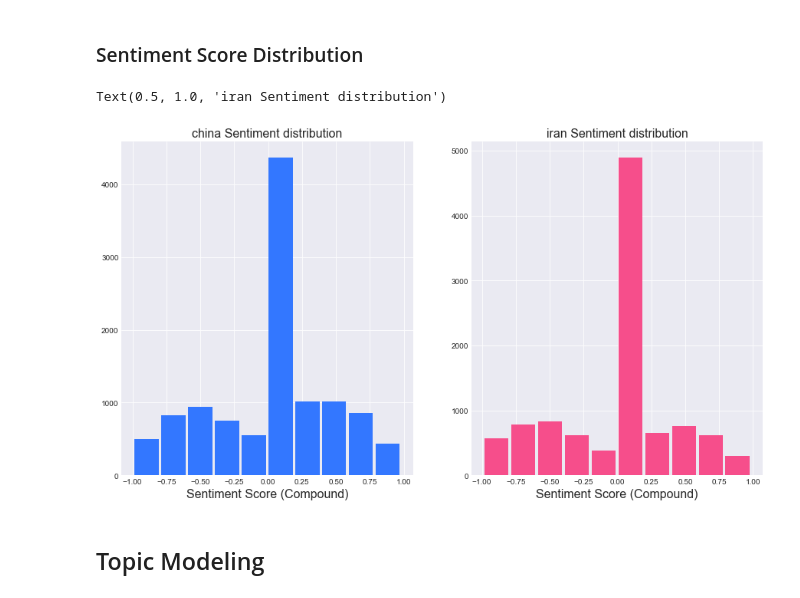
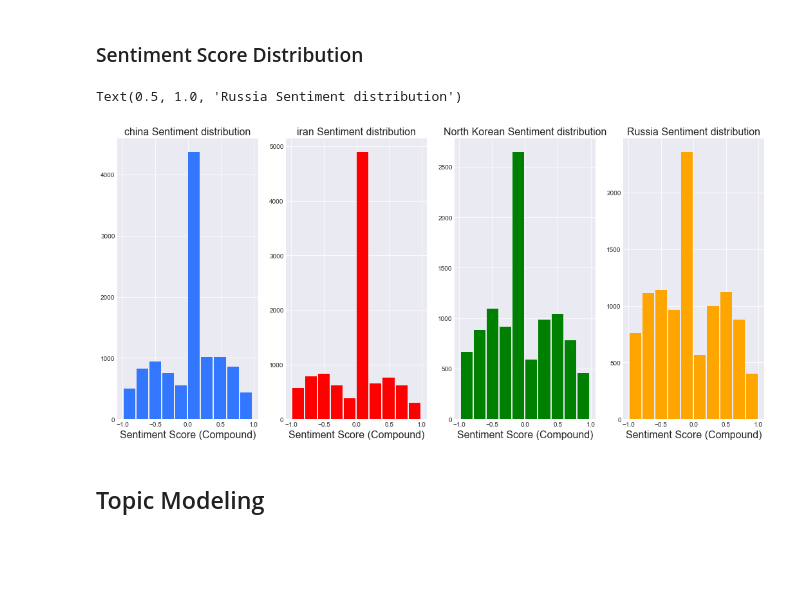
Before and after one commit to ChrisZhang6888/public_opinion_thesis, a Jupyter notebook: Programming/Distinction Analysis.ipynb, the cells around one changed output. Cells and saved outputs as stored; diff of their text form; code cells hidden in the pictures; blank space fills up the shorter version.

```diff
--- a/Programming/Distinction Analysis.ipynb
+++ b/Programming/Distinction Analysis.ipynb
@@ -29,15 +29,15 @@ sid = SentimentIntensityAnalyzer()
 def sentiment_score(text):
     return sid.polarity_scores(text)['compound']
 # %%
-china = pd.read_csv('/Users/chris/Desktop/Thesis/Data/china_translated.csv')
-iran = pd.read_csv('/Users/chris/Desktop/Thesis/Data/iran_translated.csv')
-# nk = pd.read_csv('/Users/chris/Desktop/Thesis/Data/north_korean_translated.csv')
-# russia = pd.read_csv('/Users/chris/Desktop/Thesis/Data/russia_translated.csv')
+china = pd.read_csv('/Users/chris/Desktop/Thesis/public_opinion_thesis/Data/china_translated.csv')
+iran = pd.read_csv('/Users/chris/Desktop/Thesis/public_opinion_thesis/Data/iran_translated.csv')
+nk = pd.read_csv('/Users/chris/Desktop/Thesis/public_opinion_thesis/Data/nk_translated.csv')
+russia = pd.read_csv('/Users/chris/Desktop/Thesis/public_opinion_thesis/Data/russia_translated.csv')
 # %%
 china['sentiment'] = china['translated'].apply(sentiment_score)
 iran['sentiment'] = iran['translated'].apply(sentiment_score)
-# nk['sentiment'] = nk['translated'].apply(sentiment_score)
-# russia['sentiment'] = russia['translated'].apply(sentiment_score)
+nk['sentiment'] = nk['translated'].apply(sentiment_score)
+russia['sentiment'] = russia['translated'].apply(sentiment_score)
 # %% [markdown]
 ## Data Analysis
 # %%
@@ -61,4 +61,6 @@ def date_convert(china):
 # %%
 china = date_convert(china)
 iran = date_convert(iran)
+russia = date_convert(russia)
+nk = date_convert(nk)
 # %%
@@ -254,25 +304,25 @@ ax.legend()
 # %% [markdown]
 ### Sentiment Score Distribution
 # %%
-fig, axs = plt.subplots(1,2, figsize=(15, 8))
+fig, axs = plt.subplots(1,4, figsize=(18, 8))
 axs[0].hist(china['sentiment'],histtype='bar', facecolor='#3377FF', rwidth=0.9)
 axs[0].set_xlabel('Sentiment Score (Compound)', fontsize=16)
 axs[0].set_title('china Sentiment distribution', fontsize=16)
 
-axs[1].hist(iran['sentiment'],histtype='bar', facecolor='#F64E8B', rwidth=0.9)
+axs[1].hist(iran['sentiment'],histtype='bar', facecolor='red', rwidth=0.9)
 axs[1].set_xlabel('Sentiment Score (Compound)', fontsize=16)
 axs[1].set_title('iran Sentiment distribution', fontsize=16)
 
-# axs[2].hist(iran['sentiment'],histtype='bar', facecolor='#FFB233', rwidth=0.9)
-# axs[2].set_xlabel('Sentiment Score (Compound)', fontsize=16)
-# axs[2].set_title('North Korean Sentiment distribution', fontsize=16)
+axs[2].hist(nk['sentiment'],histtype='bar', facecolor='green', rwidth=0.9)
+axs[2].set_xlabel('Sentiment Score (Compound)', fontsize=16)
+axs[2].set_title('North Korean Sentiment distribution', fontsize=16)
 
-# axs[3].hist(iran['sentiment'],histtype='bar', facecolor='#9333FF', rwidth=0.9)
-# axs[3].set_xlabel('Sentiment Score (Compound)', fontsize=16)
-# axs[3].set_title('Russia Sentiment distribution', fontsize=16)
+axs[3].hist(russia['sentiment'],histtype='bar', facecolor='orange', rwidth=0.9)
+axs[3].set_xlabel('Sentiment Score (Compound)', fontsize=16)
+axs[3].set_title('Russia Sentiment distribution', fontsize=16)
 # %% [output]
-Text(0.5, 1.0, 'iran Sentiment distribution')
+Text(0.5, 1.0, 'Russia Sentiment distribution')
-[figure, old version]
+[figure, new version]
 # %% [markdown]
 ## Topic Modeling
 # %%
```
Also changed, not shown: parts of 8 cells of this notebook.
